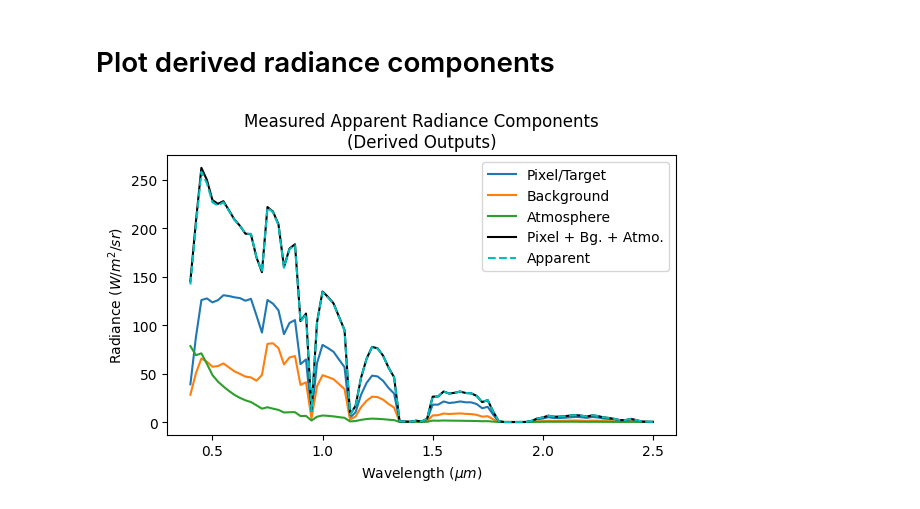
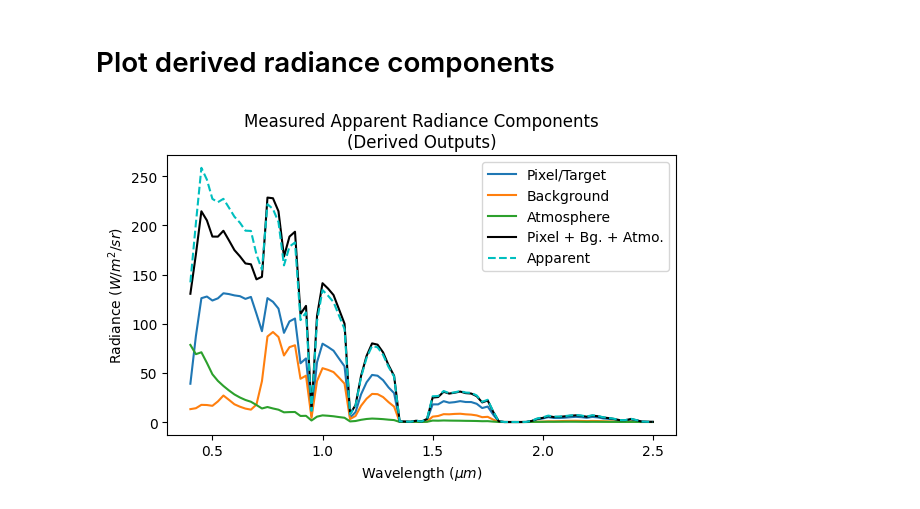
Before and after one commit to brianschubert/rtm-wrapper, a Jupyter notebook: notebooks/examples.ipynb, the cells around one changed output. Cells and saved outputs as stored; diff of their text form; code cells hidden in the pictures.

```diff
--- a/notebooks/examples.ipynb
+++ b/notebooks/examples.ipynb
@@ -69,6 +69,7 @@ ax.set_title("Measured Apparent Radiance Components\n(Direct Outputs)");
 # %%
 rho_t = s.ground_reflectance[-2][:, 1]
 rho_b = s.ground_reflectance[-1][:, 1]
+
 s_star = 1 / (1 - rho_b * outputs.spherical_albedo["total"])
 l_target = (
     outputs.cos_zenith_solar
@@ -83,32 +84,33 @@ l_background = (
     outputs.cos_zenith_solar
     * outputs.solar_spectrum
     * outputs.transmittance_global_gas["total"]
     * (outputs.transmittance_direct_down + outputs.transmittance_diffuse_down)
     * outputs.transmittance_diffuse_up
-    * (rho_b + rho_t) / 2  # only for radius of 0.5 km
+    * rho_b
+    # * (rho_b + rho_t) / 2  # wrong but gives numerically close results for radius=0.5km
     * s_star
 ) / np.pi
 l_diff_amto = (
     outputs.cos_zenith_solar
     * outputs.solar_spectrum
     * outputs.atmospheric_intrinsic_reflectance
 ) / np.pi
 l_model = l_target + l_background + l_diff_amto
 
 fig, ax = plt.subplots(figsize=(6, 4), layout="tight")
 ax.plot(wl, l_target, label="Pixel/Target")
 ax.plot(wl, l_background, label="Background")
 ax.plot(wl, l_diff_amto, label="Atmosphere")
 ax.plot(
     wl,
     l_model,
     label="Pixel + Bg. + Atmo.",
     color="k",
 )
 ax.plot(wl, outputs.apparent_radiance, label="Apparent", linestyle="--", color="c")
 ax.legend()
 ax.set_xlabel(r"Wavelength ($\mu m$)")
 ax.set_ylabel(r"Radiance ($W/m^2/sr$)")
 ax.set_title("Measured Apparent Radiance Components\n(Derived Outputs)");
 # %% [output]
-[figure, old version]
+[figure, new version]
```
